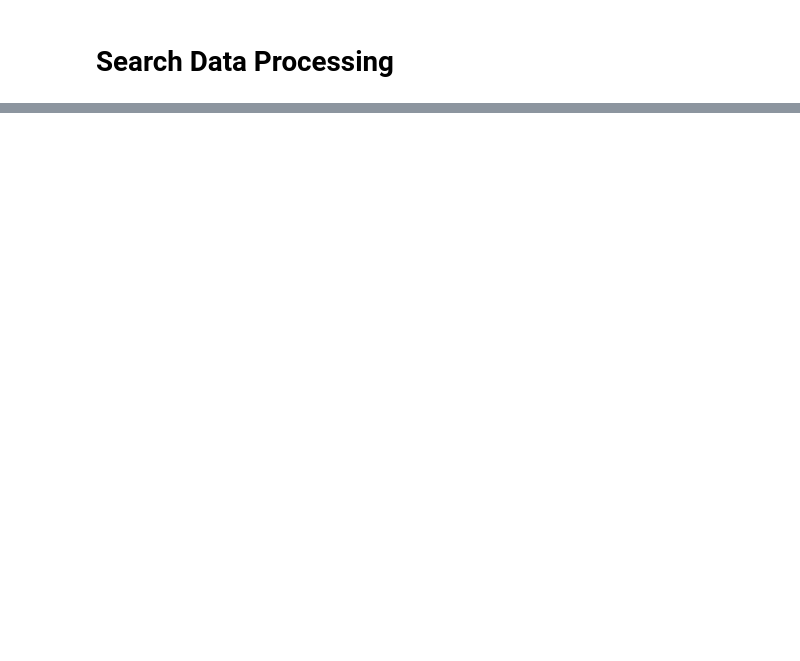
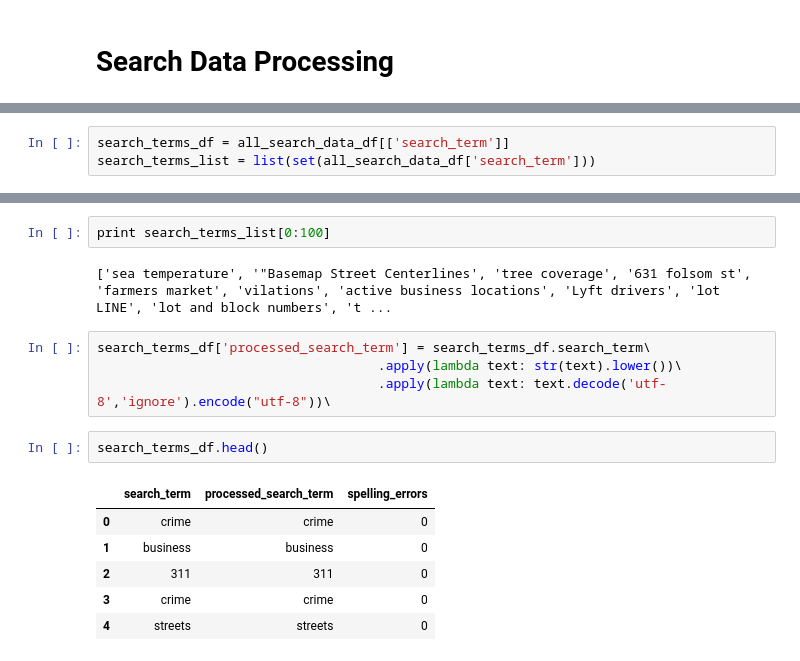
Before and after one commit to sfbrigade/datasci-open-data-search, a Jupyter notebook: search_data_processing.ipynb, the cells around one changed output, grey strips where cells are left out. Cells and saved outputs as stored; diff of their text form; blank space fills up the shorter version.

```diff
--- a/search_data_processing.ipynb
+++ b/search_data_processing.ipynb
@@ -56,0 +34,3 @@ print filter(html_r.match, search_terms_list)
+# %%
+search_terms_df = all_search_data_df[['search_term']]
+search_terms_list = list(set(all_search_data_df['search_term']))
@@ -56,0 +46,17 @@ print filter(html_r.match, search_terms_list)
+# %%
+print search_terms_list[0:100]
+# %% [output]
+['sea temperature', '"Basemap Street Centerlines', 'tree coverage', '631 folsom st', 'farmers market', 'vilations', 'active business locations', 'Lyft drivers', 'lot LINE', 'lot and block numbers', 't ...
+# %%
+search_terms_df['processed_search_term'] = search_terms_df.search_term\
+                                    .apply(lambda text: str(text).lower())\
+                                    .apply(lambda text: text.decode('utf-8','ignore').encode("utf-8"))\
+# %%
+search_terms_df.head()
+# %% [output]
+|  | search_term | processed_search_term | spelling_errors |
+| 0 | crime | crime | 0 |
+| 1 | business | business | 0 |
+| 2 | 311 | 311 | 0 |
+| 3 | crime | crime | 0 |
+| 4 | streets | streets | 0 |
```
Also changed, not shown: parts of 63 cells of this notebook, 1 other file.
